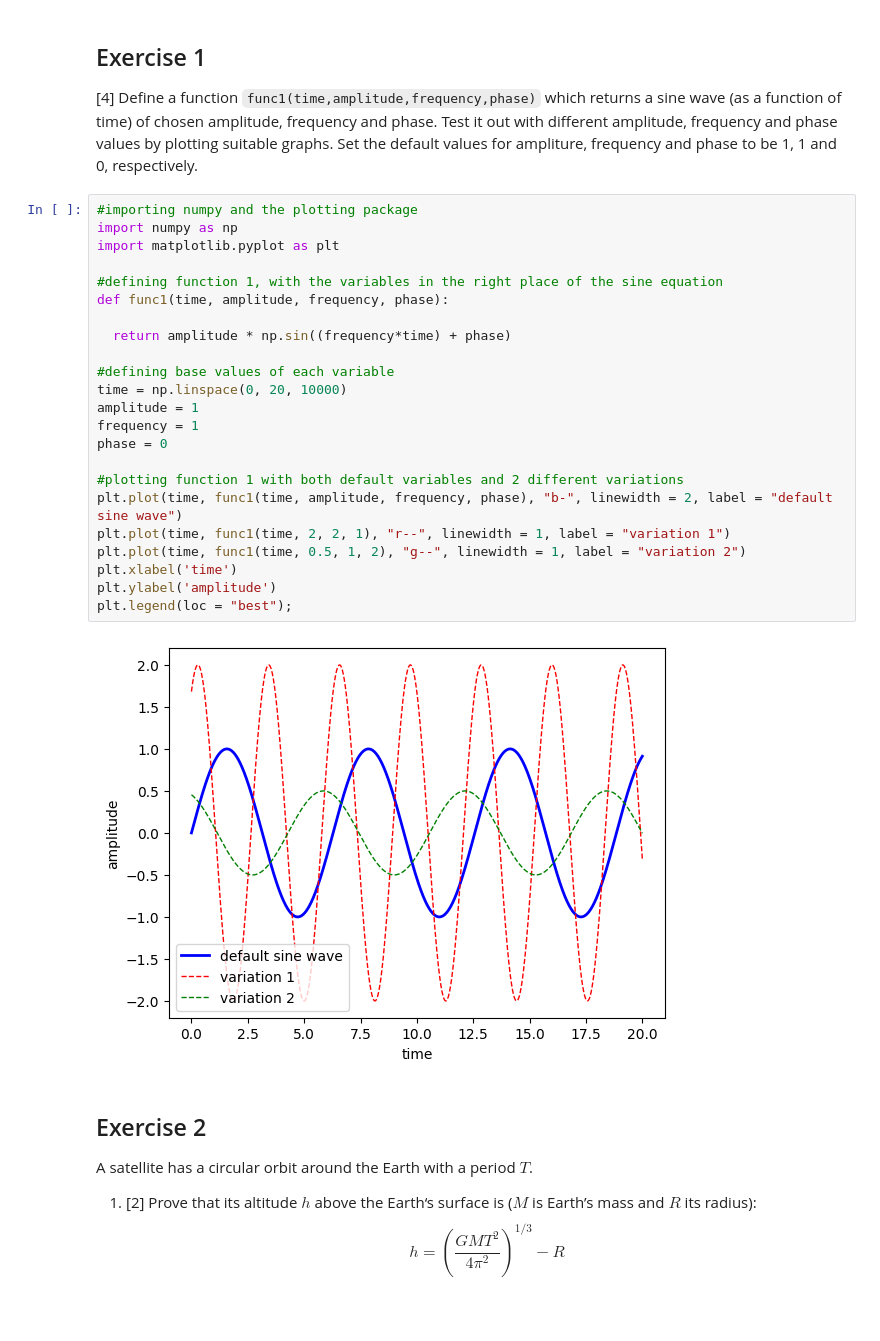
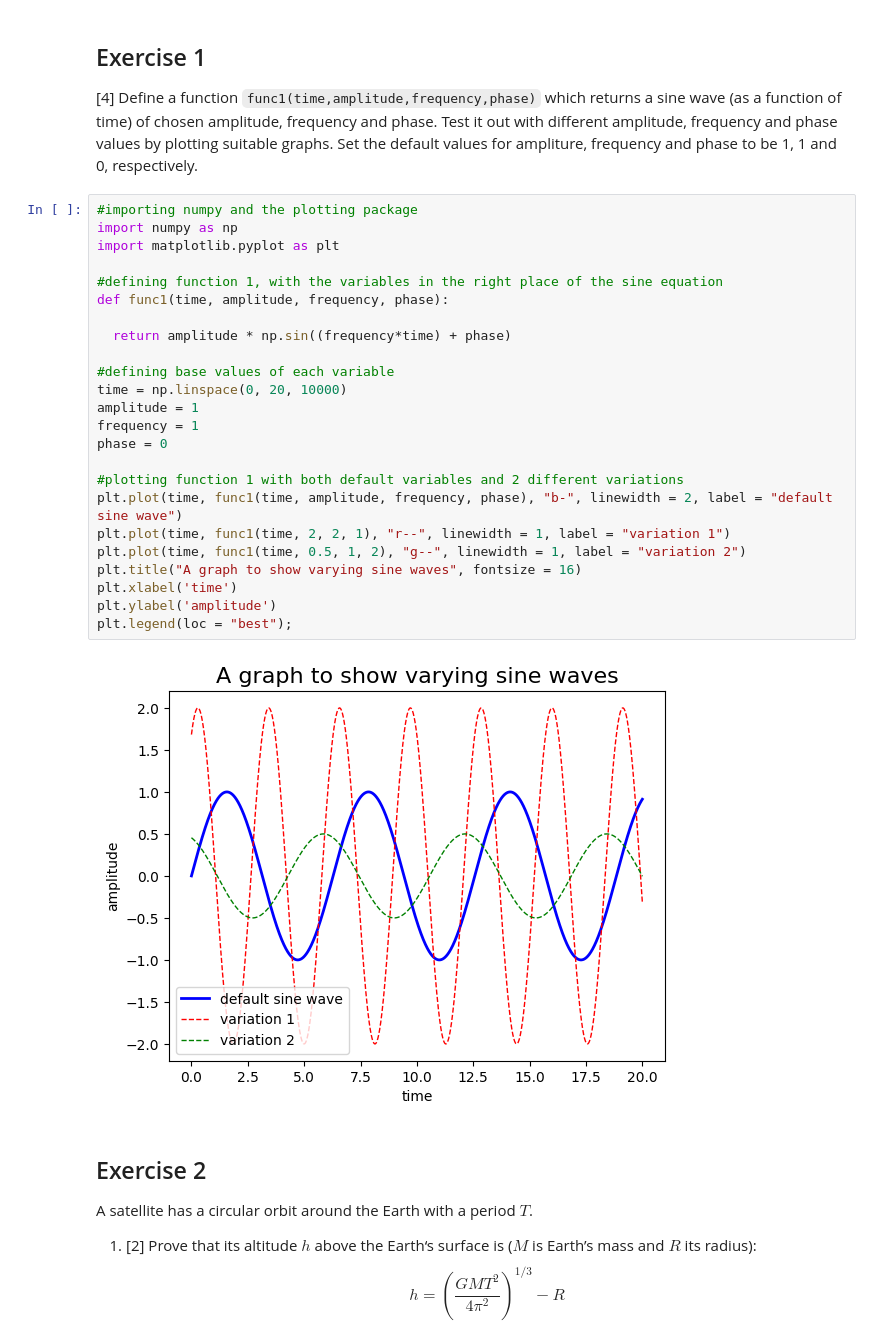
Before and after one commit to PX2145-2025/week-2-b-graydonquinn, a Jupyter notebook: Functions.ipynb, the cells around one changed output. Cells and saved outputs as stored; diff of their text form; blank space fills up the shorter version.

```diff
--- a/Functions.ipynb
+++ b/Functions.ipynb
@@ -320,28 +320,29 @@ plt.ylabel('position /rad');
 # %%
 #importing numpy and the plotting package
 import numpy as np
 import matplotlib.pyplot as plt
 
 #defining function 1, with the variables in the right place of the sine equation
 def func1(time, amplitude, frequency, phase):
 
   return amplitude * np.sin((frequency*time) + phase)
 
 #defining base values of each variable
 time = np.linspace(0, 20, 10000)
 amplitude = 1
 frequency = 1
 phase = 0
 
 #plotting function 1 with both default variables and 2 different variations
 plt.plot(time, func1(time, amplitude, frequency, phase), "b-", linewidth = 2, label = "default sine wave")
 plt.plot(time, func1(time, 2, 2, 1), "r--", linewidth = 1, label = "variation 1")
 plt.plot(time, func1(time, 0.5, 1, 2), "g--", linewidth = 1, label = "variation 2")
+plt.title("A graph to show varying sine waves", fontsize = 16)
 plt.xlabel('time')
 plt.ylabel('amplitude')
 plt.legend(loc = "best");
 # %% [output]
-[figure, old version]
+[figure, new version]
 # %% [markdown]
 ## Exercise 2
 
```
Also changed, not shown: parts of 3 cells of this notebook.
